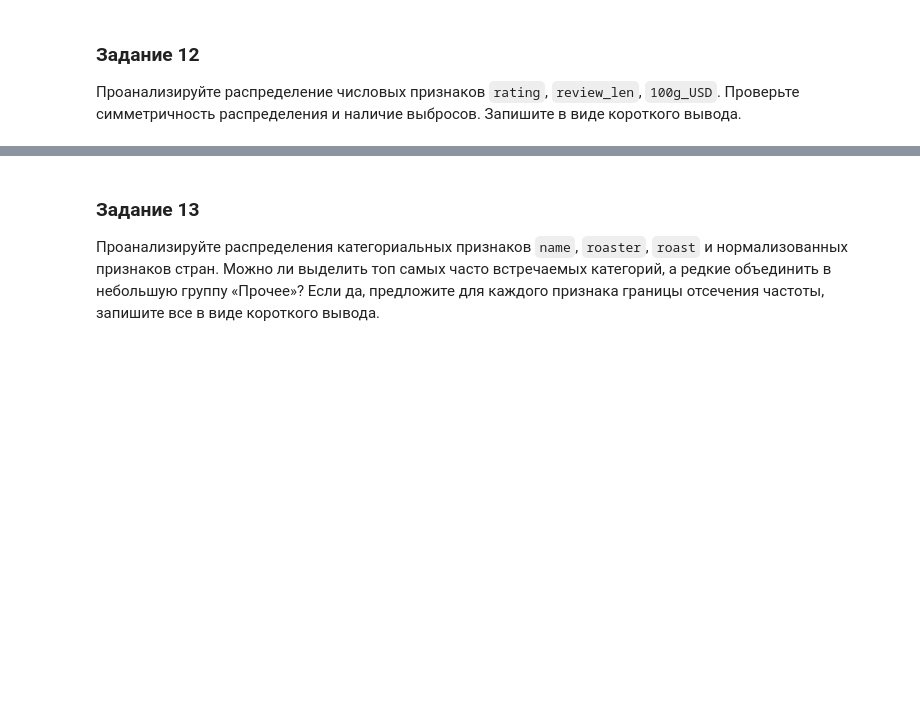
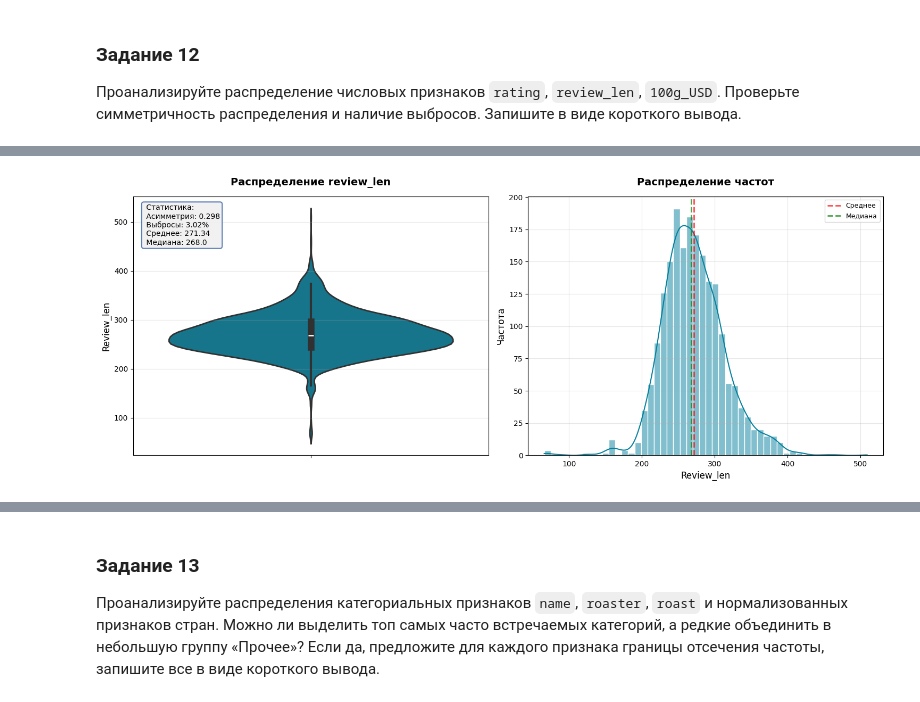
Before and after one commit to ivanchiginev3/MIPT-Machine-Learning-Homeworks, a Jupyter notebook: HW_1/HW_01_ml_ds_2026_Чигинев.ipynb, the cells around one changed output, grey strips where cells are left out. Saved outputs shown, nothing was run; the diff lists cells and outputs as text; code cells hidden in the pictures; blank space fills up the shorter version.

```diff
--- a/HW_1/HW_01_ml_ds_2026_Чигинев.ipynb
+++ b/HW_1/HW_01_ml_ds_2026_Чигинев.ipynb
@@ -141,0 +454,4 @@ from sklearn import preprocessing
+# %%
+statistics_visualization(df['review_len'], 'review_len', bins=50)
+# %% [output]
+[figure, added]
```
Also changed, not shown: parts of 113 cells of this notebook.
